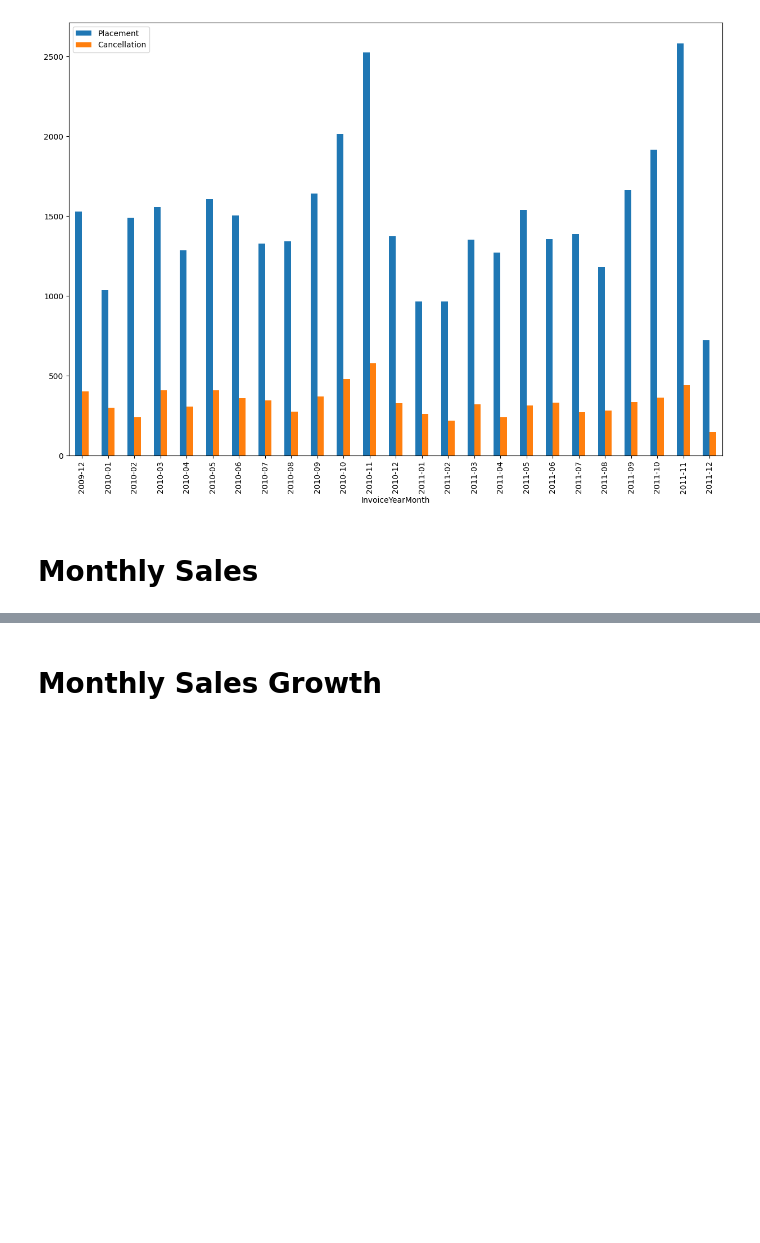
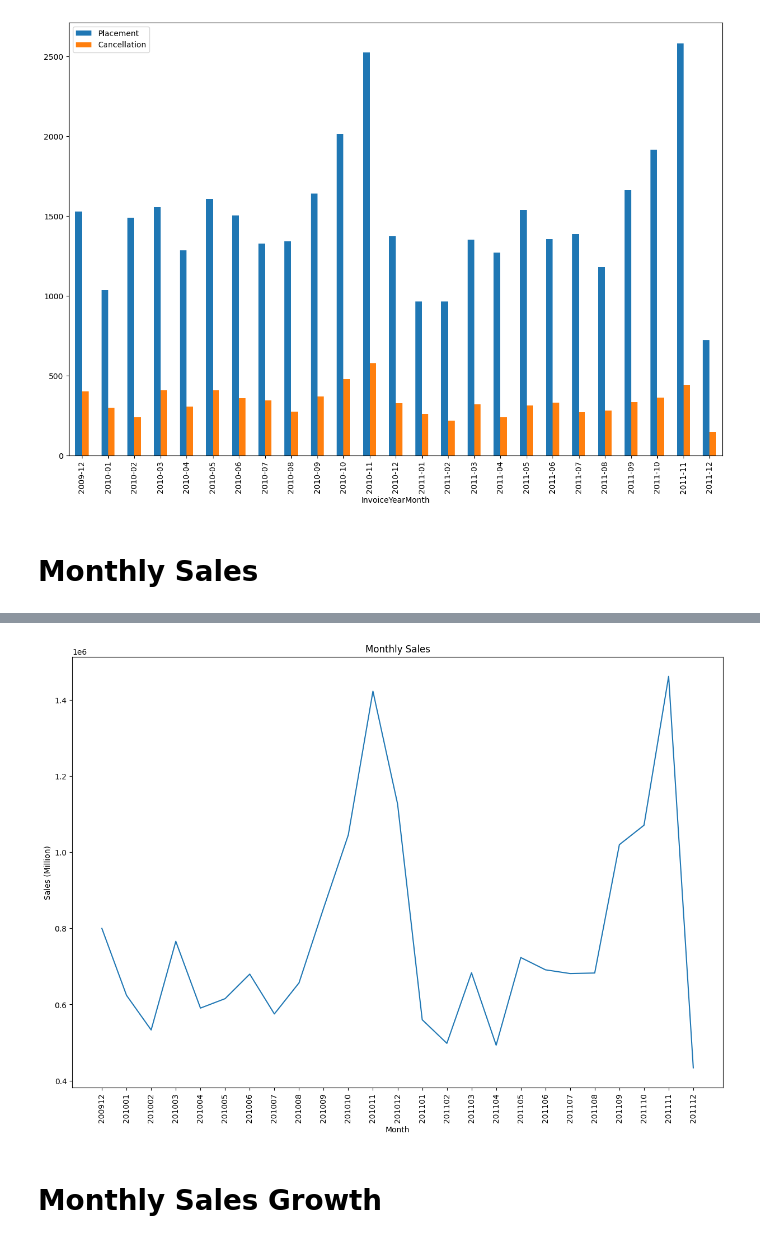
Before and after one commit to jarviscanada/jarvis_data_eng_FraserRaney, a Jupyter notebook: python_data_analytics/python_data_wrangling/retail_data_analytics_wrangling.ipynb, the cells around one changed output, grey strips where cells are left out. Cells and saved outputs as stored; diff of their text form; code cells hidden in the pictures; blank space fills up the shorter version.

Commit message:
data analytics charts

```diff
--- a/python_data_analytics/python_data_wrangling/retail_data_analytics_wrangling.ipynb
+++ b/python_data_analytics/python_data_wrangling/retail_data_analytics_wrangling.ipynb
@@ -200,6 +200,7 @@ Maximum:724.25
 # %% [markdown]
 # Monthly Placed and Canceled Orders
 # %%
+retail_df["amount"] = retail_df["quantity"] * retail_df["unit_price"]
 invoice_totals = (
     retail_df.groupby(["invoice_no", "invoice_date"])
     .agg(total_amount=("amount", "sum"))
@@ -235,2 +225,22 @@ summary.reset_index().plot(
+# %%
+retail_df["Month"] = retail_df["invoice_date"].dt.to_period("M")
+monthly_sales = retail_df.groupby("Month")["amount"].sum().sort_index()
+
+monthly_sales.index = monthly_sales.index.strftime("%Y%m")
+
+ax = monthly_sales.plot(
+    kind="line",
+    figsize=(15, 10),
+)
+
+ax.set_xticks(range(len(monthly_sales)))
+ax.set_xticklabels(monthly_sales.index, rotation=90)
+
+plt.title("Monthly Sales")
+plt.xlabel("Month")
+plt.ylabel("Sales (Million)")
+plt.show()
+# %% [output]
+[figure, added]
 # %% [markdown]
 # Monthly Sales Growth
```
Also changed, not shown: parts of 9 cells of this notebook.
